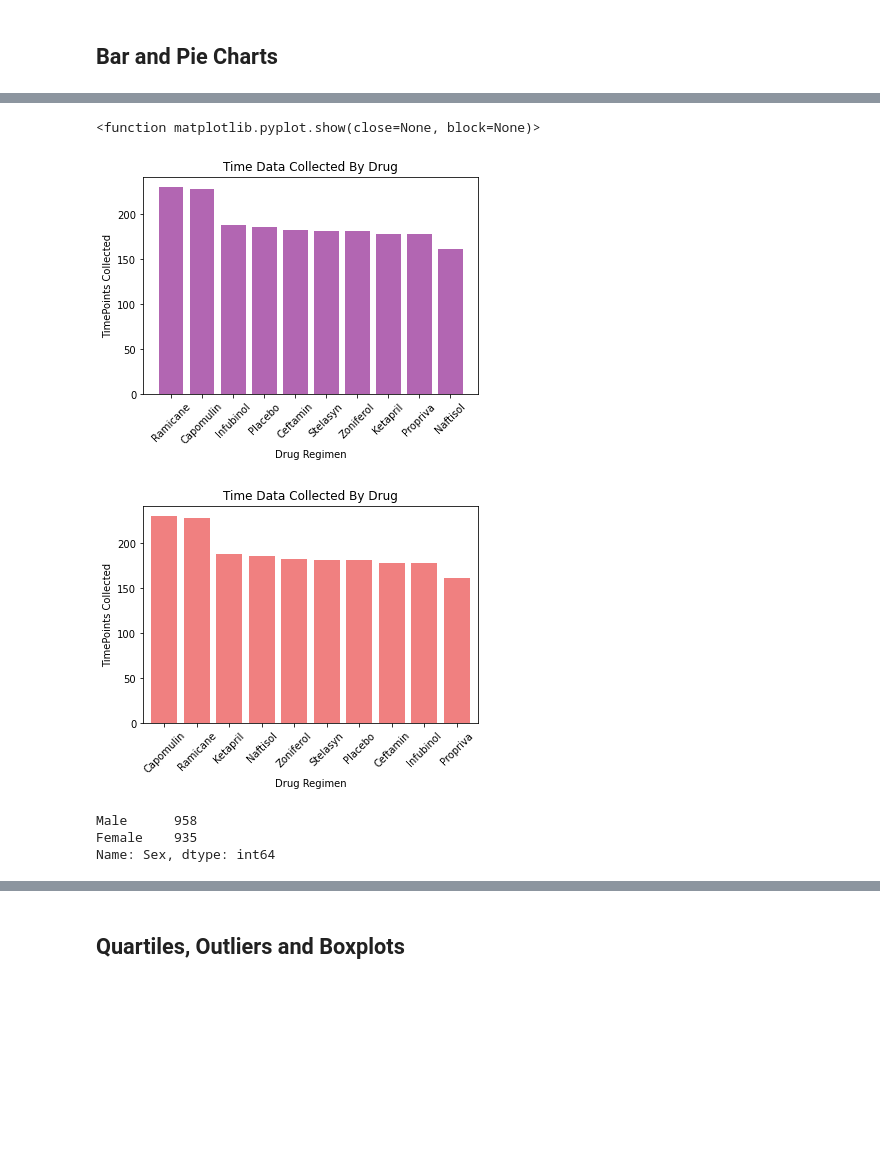
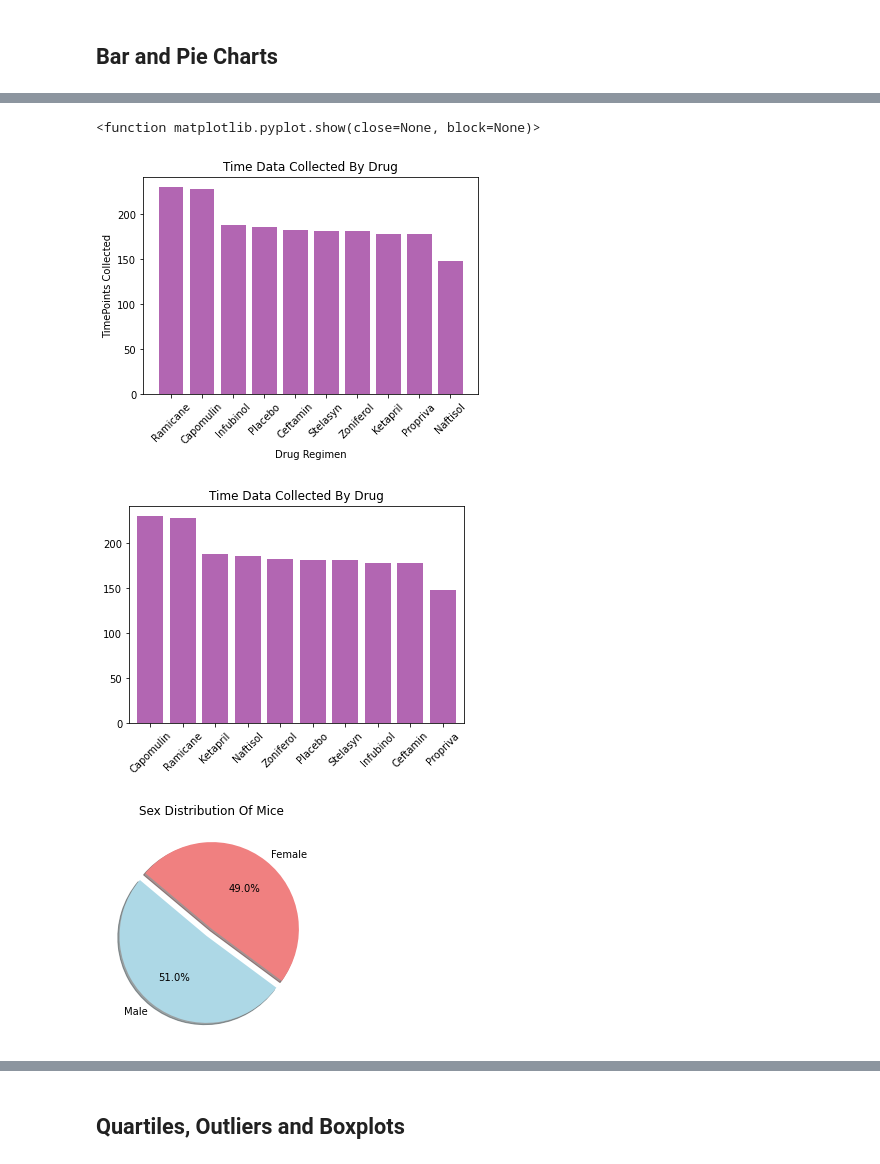
Before and after one commit to taylorsyde/Pymaceuticals-Analysis, a Jupyter notebook: pymaceuticals.ipynb, the cells around one changed output, grey strips where cells are left out. Cells and saved outputs as stored; diff of their text form; code cells hidden in the pictures; blank space fills up the shorter version.

```diff
--- a/pymaceuticals.ipynb
+++ b/pymaceuticals.ipynb
@@ -147,9 +131,12 @@ complete_data
 # %%
 # Generate a bar plot showing the total number of timepoints for all mice tested for each drug regimen using Panda
-time_by_drug = complete_data['Drug Regimen'].value_counts()
-drug_names = complete_data['Drug Regimen'].unique()
+time_by_drug = clean_data['Drug Regimen'].value_counts()
+drug_names = clean_data['Drug Regimen'].unique()
 
+#plot the data using variables
 plt.bar(drug_names,time_by_drug,color="purple",alpha=0.6,width=0.8)
+
+#formatting and labels
 plt.xticks(rotation = 45)
 plt.title('Time Data Collected By Drug')
 plt.xlabel('Drug Regimen')
@@ -157,32 +144,34 @@ plt.ylabel('TimePoints Collected')
 plt.show
 # %% [output]
 <function matplotlib.pyplot.show(close=None, block=None)>
-[figure, old version]
+[figure, new version]
 # %%
 # Generate a bar plot showing the total number of timepoints for all mice tested for each drug regimen using pyplot.
-count_by_drug = complete_data['Drug Regimen'].value_counts()
-count_by_drug.plot(kind='bar', color="lightcoral",alpha=1,width=0.8)
+count_by_drug = clean_data['Drug Regimen'].value_counts()
+
+#plot directly form series
+count_by_drug.plot(kind='bar', color="purple",alpha=0.6,width=0.8,)
+
 plt.xticks(rotation = 45)
 plt.title('Time Data Collected By Drug')
-plt.xlabel('Drug Regimen')
-plt.ylabel('TimePoints Collected')
 plt.show()
 # %% [output]
-[figure, old version]
+[figure, new version]
-# %%
-# Generate a pie plot showing the distribution of female versus male mice using Pandas
-# Generate a bar plot showing the total number of timepoints for all mice tested for each drug regimen using Panda
-sex = complete_data['Sex'].value_counts()
-
-#plt.bar(drug_names,time_by_drug,color="purple",alpha=0.6,width=0.8)
-#plt.xticks(rotation = 45)
-#plt.title('Time Data Collected By Drug')
-#plt.xlabel('Drug Regimen')
-#plt.ylabel('TimePoints Collected')
-#plt.show
-# %% [output]
-Male      958
-Female    935
-Name: Sex, dtype: int64
+# %%
+# Generate a pie plot showing the distribution of female versus male mice using Pandas
+
+#creating my variables
+sex_counts = clean_data['Sex'].value_counts()
+sex_labels = clean_data['Sex'].unique()
+colors = ['lightblue','lightcoral']
+explode = (0.1,0)
+
+#plotting using the plt.pie function
+plt.pie(sex_counts, explode=explode, labels=sex_labels, colors=colors,
+        autopct="%1.1f%%", shadow=True, startangle=140)
+plt.title('Sex Distribution Of Mice')
+plt.show()
+# %% [output]
+[figure, added]
 # %%
 # Generate a pie plot showing the distribution of female versus male mice using pyplot
```
Also changed, not shown: parts of 4 cells of this notebook.
